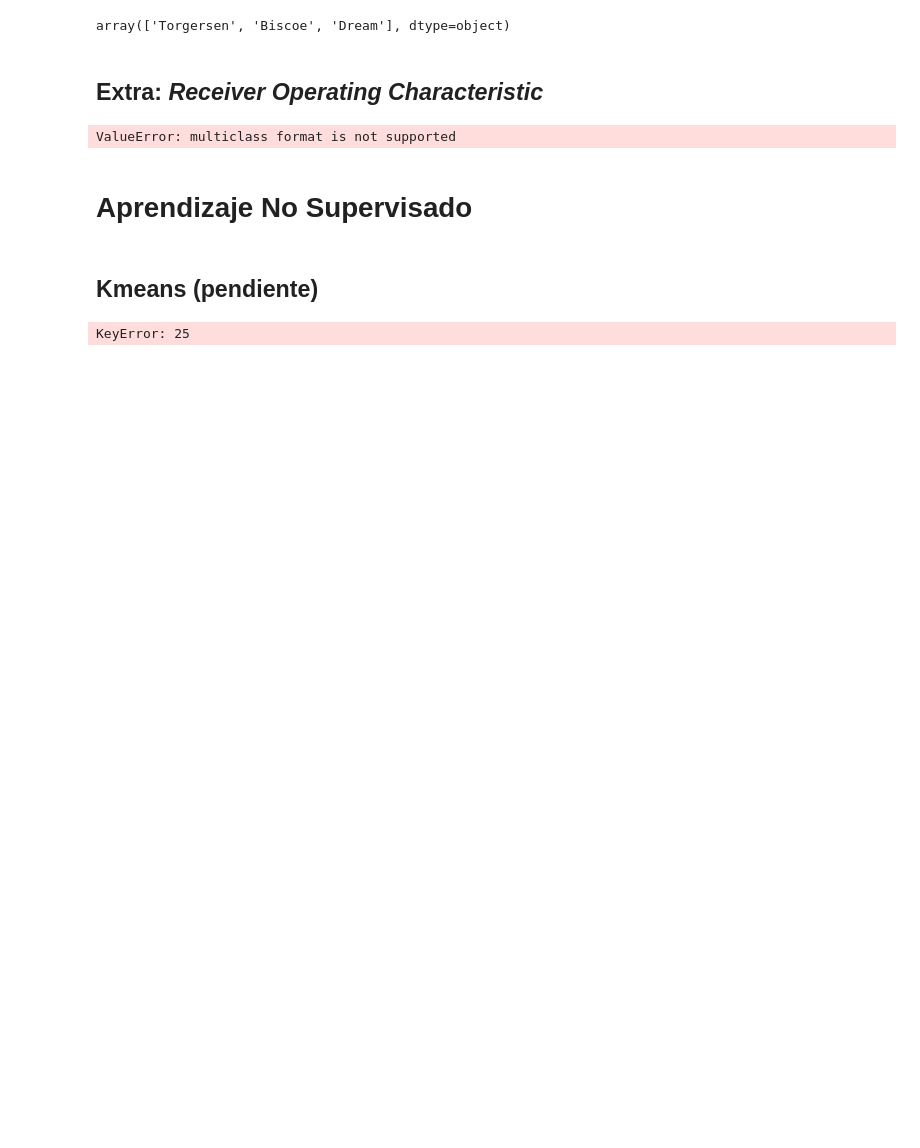
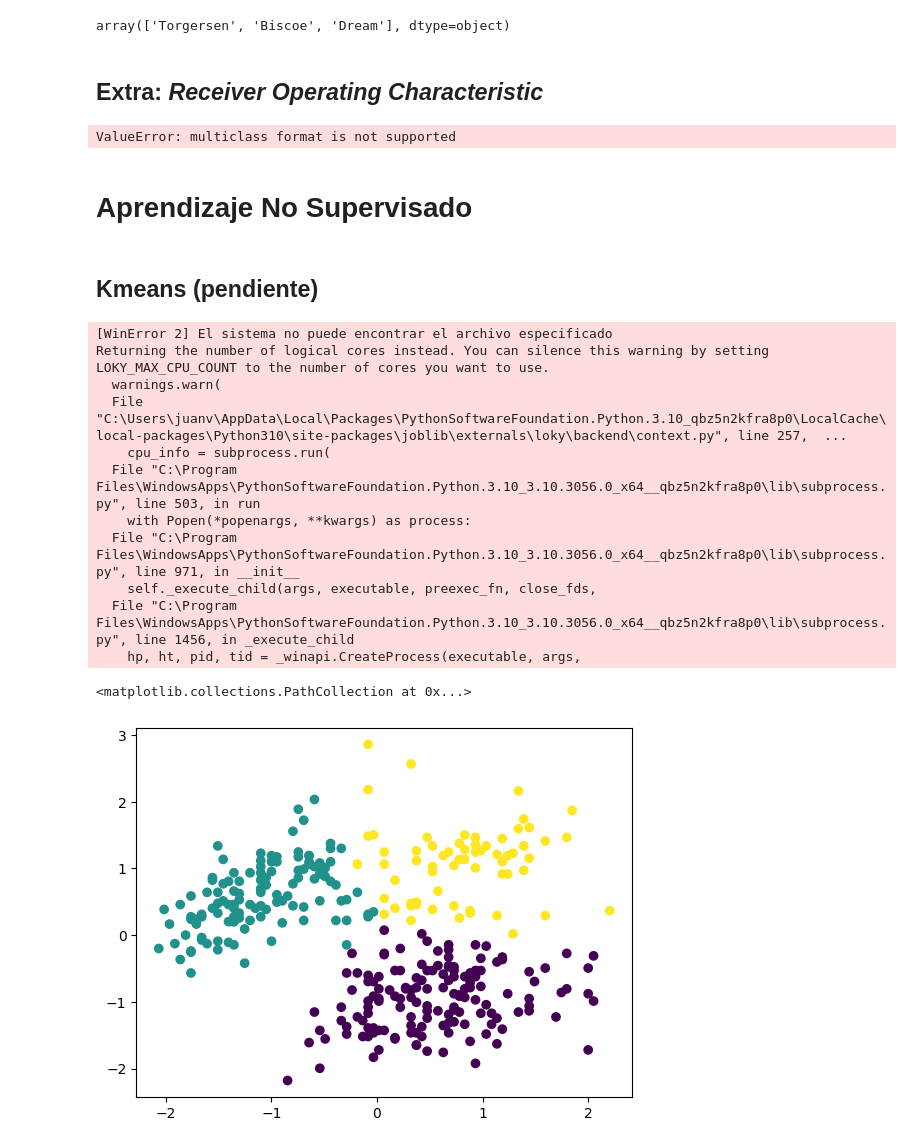
Before and after one commit to JuanPedroMarquez/Primera-practica-ML-pinguinos, a Jupyter notebook: Penguins Learning.ipynb, the cells around one changed output. Drawn from its saved outputs; the diff is of its cells as text; code cells hidden in the pictures; blank space fills up the shorter version.

```diff
--- a/Penguins Learning.ipynb
+++ b/Penguins Learning.ipynb
@@ -861,26 +806,48 @@ class KMeans:
+# %%
+X = penguins.drop(columns=["island", "body_mass_g"], axis=1)
+y=penguins["island"]
 # %%
+from sklearn.cluster import KMeans
+import matplotlib.pyplot as plt
+
 # Fijamos una semilla
 np.random.seed(42)
 
 #Variables dependientes
 clasificacion = X.copy()
-columnas = ["species", "bill_length_mm", "bill_depth_mm", "flipper_length_mm", "sex"]
+columnas = ["bill_length_mm", "bill_depth_mm"]
 clasificacion = clasificacion[columnas]
 
-#Codeamos las variables no numéricas
-encoder = LabelEncoder()
-clasificacion["species"] = encoder.fit_transform(clasificacion["species"])
-clasificacion["sex"] = encoder.fit_transform(clasificacion["sex"])
+#Codeamos las variables no numéricas (no hay)
+# encoder = LabelEncoder()
+# clasificacion["species"] = encoder.fit_transform(clasificacion["species"])
+# clasificacion["sex"] = encoder.fit_transform(clasificacion["sex"])
 
 #Normalizamos las variables numéricas
 scaler = StandardScaler()
 clasificacion[columnas] = scaler.fit_transform(clasificacion[columnas])
 
-#Dividimos los datos en datos de entrenamiento y datos de validación
-X_train, X_test, y_train, y_test = train_test_split(clasificacion, y, stratify=y, test_size = .3, random_state=42)
+#Dividimos los datos en datos de entrenamiento y datos de validación (No hay que hacer esto en un NO supervisado)
+# X_train, X_test, y_train, y_test = train_test_split(clasificacion, y, stratify=y, test_size = .3, random_state=42)
 
 clusters = len(np.unique(y))
-km = KMeans(K= clusters, max_iters=150, plot_steps=True)
+km = KMeans(n_clusters=clusters, random_state=42)
+km.fit(clasificacion)
 y_pred = km.predict(clasificacion)
+
+# Graficamos
+plt.scatter(clasificacion["bill_depth_mm"], clasificacion["bill_length_mm"], c=y_pred, cmap='viridis')
 # %% [output]
-KeyError: 25
+[WinError 2] El sistema no puede encontrar el archivo especificado
+Returning the number of logical cores instead. You can silence this warning by setting LOKY_MAX_CPU_COUNT to the number of cores you want to use.
+  warnings.warn(
+  File "C:\Users\juanv\AppData\Local\Packages\PythonSoftwareFoundation.Python.3.10_qbz5n2kfra8p0\LocalCache\local-packages\Python310\site-packages\joblib\externals\loky\backend\context.py", line 257,  ...
+    cpu_info = subprocess.run(
+  File "C:\Program Files\WindowsApps\PythonSoftwareFoundation.Python.3.10_3.10.3056.0_x64__qbz5n2kfra8p0\lib\subprocess.py", line 503, in run
+    with Popen(*popenargs, **kwargs) as process:
+  File "C:\Program Files\WindowsApps\PythonSoftwareFoundation.Python.3.10_3.10.3056.0_x64__qbz5n2kfra8p0\lib\subprocess.py", line 971, in __init__
+    self._execute_child(args, executable, preexec_fn, close_fds,
+  File "C:\Program Files\WindowsApps\PythonSoftwareFoundation.Python.3.10_3.10.3056.0_x64__qbz5n2kfra8p0\lib\subprocess.py", line 1456, in _execute_child
+    hp, ht, pid, tid = _winapi.CreateProcess(executable, args,
+<matplotlib.collections.PathCollection at 0x...>
+[figure, added]
```
Also changed, not shown: parts of 8 cells of this notebook.
